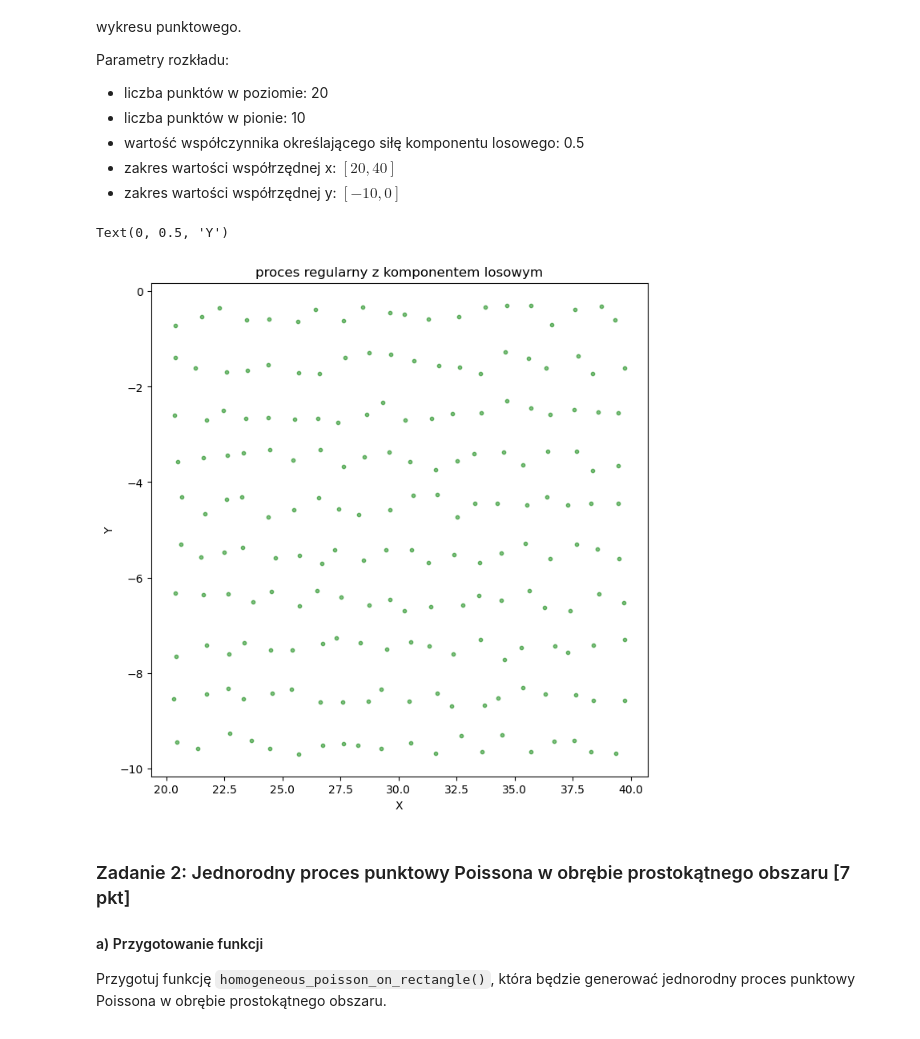
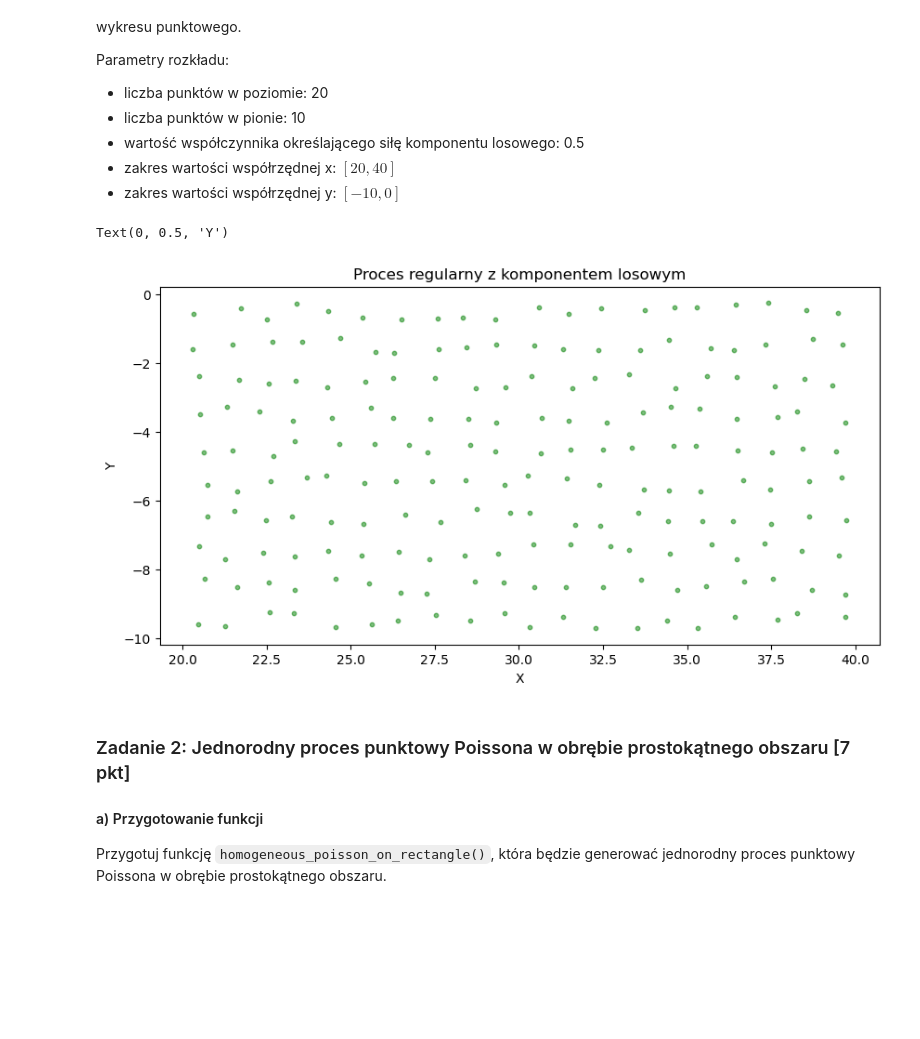
Before and after one commit to ArsBeneMoriendi/analiza_danych_przestrzennych, a Jupyter notebook: ZZ01/ZZ01.ipynb, the cells around one changed output. Saved outputs shown, nothing was run; the diff lists cells and outputs as text; code cells hidden in the pictures; blank space fills up the shorter version.

Commit message:
3b visualization

```diff
--- a/ZZ01/ZZ01.ipynb
+++ b/ZZ01/ZZ01.ipynb
@@ -114,14 +114,14 @@ Parametry rozkładu:
 # %%
 regular_on_rectangle_visual = regular_on_rectangle([20,10],random_component=0.5,x_lim=[20,40],y_lim=[-10,0])
 
-plt.figure(figsize=(8, 8))
+plt.figure(figsize=(10, 5))
 plt.scatter(regular_on_rectangle_visual['X'], regular_on_rectangle_visual['Y'], color='green', s=10, alpha=0.5)
-plt.title('proces regularny z komponentem losowym')
+plt.title('Proces regularny z komponentem losowym')
 plt.xlabel('X')
 plt.ylabel('Y')
 # %% [output]
 Text(0, 0.5, 'Y')
-[figure, old version]
+[figure, new version]
 # %% [markdown]
 ### Zadanie 2: Jednorodny proces punktowy Poissona w obrębie prostokątnego obszaru [7 pkt]
 
```
Also changed, not shown: parts of 2 cells of this notebook.
